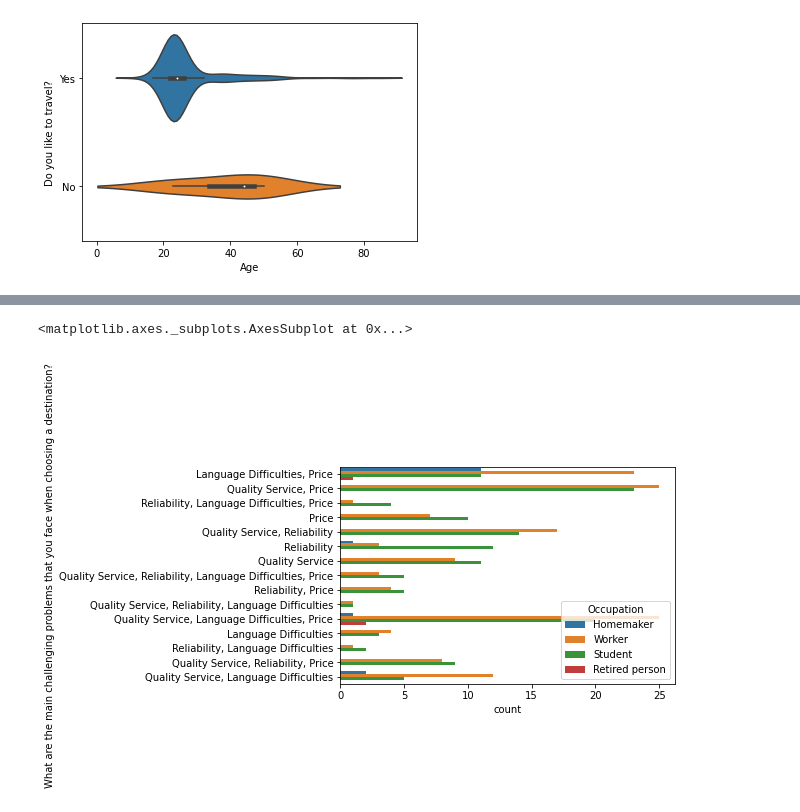
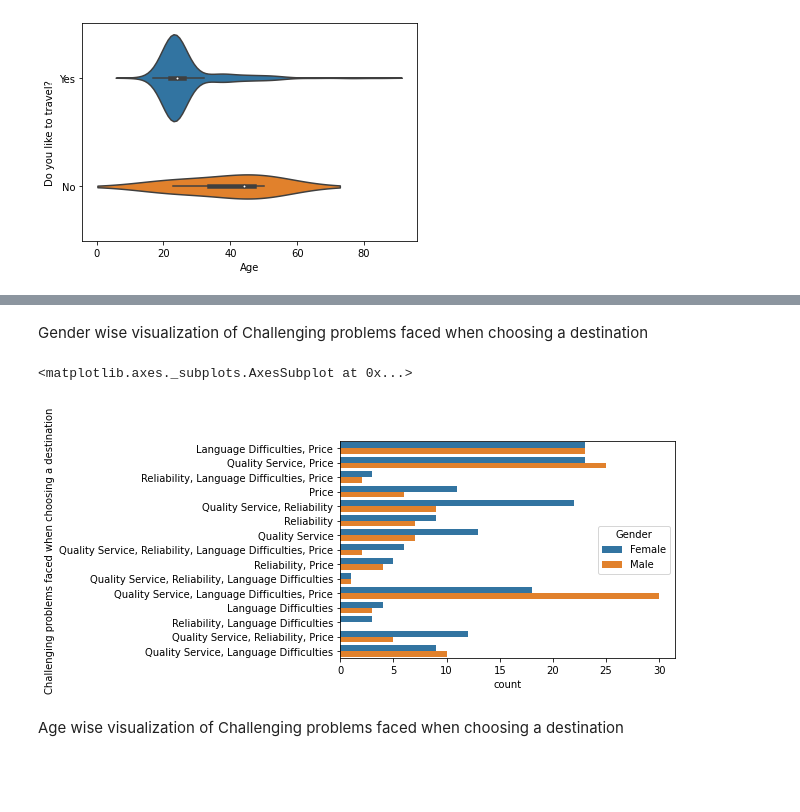
Before and after one commit to priya-dalvi/Msc-Project, a Jupyter notebook: TourismProj.ipynb, the cells around one changed output, grey strips where cells are left out. Saved outputs shown, nothing was run; the diff lists cells and outputs as text; code cells hidden in the pictures; blank space fills up the shorter version.

```diff
--- a/TourismProj.ipynb
+++ b/TourismProj.ipynb
@@ -1073,7 +1088,11 @@ Pass the following variables as keyword args: x, y. From version 0.12, the only
+# %% [markdown]
+Gender wise visualization of Challenging problems faced when choosing a destination
 # %%
-sns.countplot(data=df2, y='What are the main challenging problems that you face when choosing a destination?', hue='Occupation')
+sns.countplot(data=df2, y='Challenging problems faced when choosing a destination',hue='Gender')
 # %% [output]
 <matplotlib.axes._subplots.AxesSubplot at 0x...>
-[figure, old version]
+[figure, new version]
+# %% [markdown]
+Age wise visualization of Challenging problems faced when choosing a destination
 # %%
 x=df2['Age']
```
Also changed, not shown: parts of 20 cells of this notebook.
